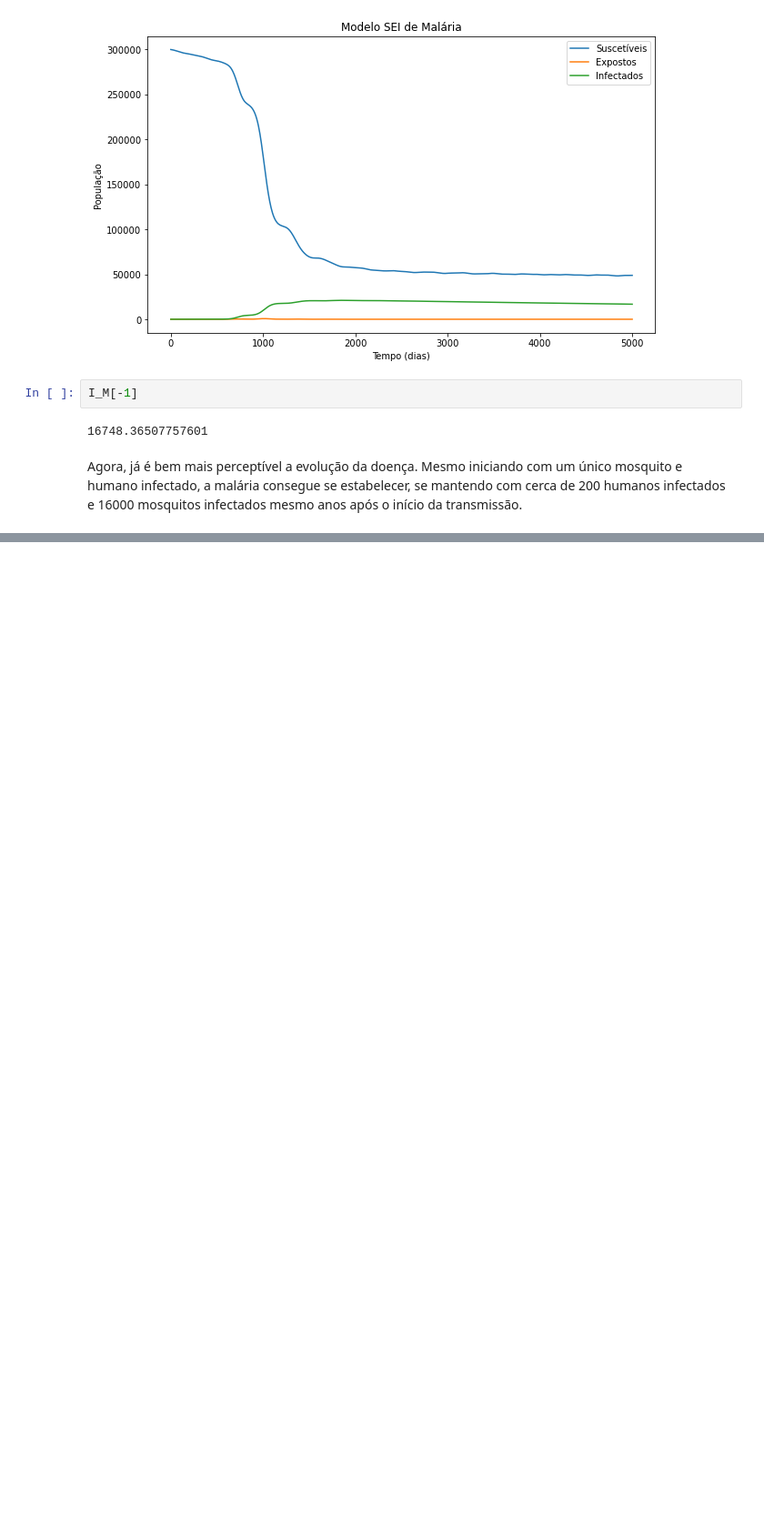
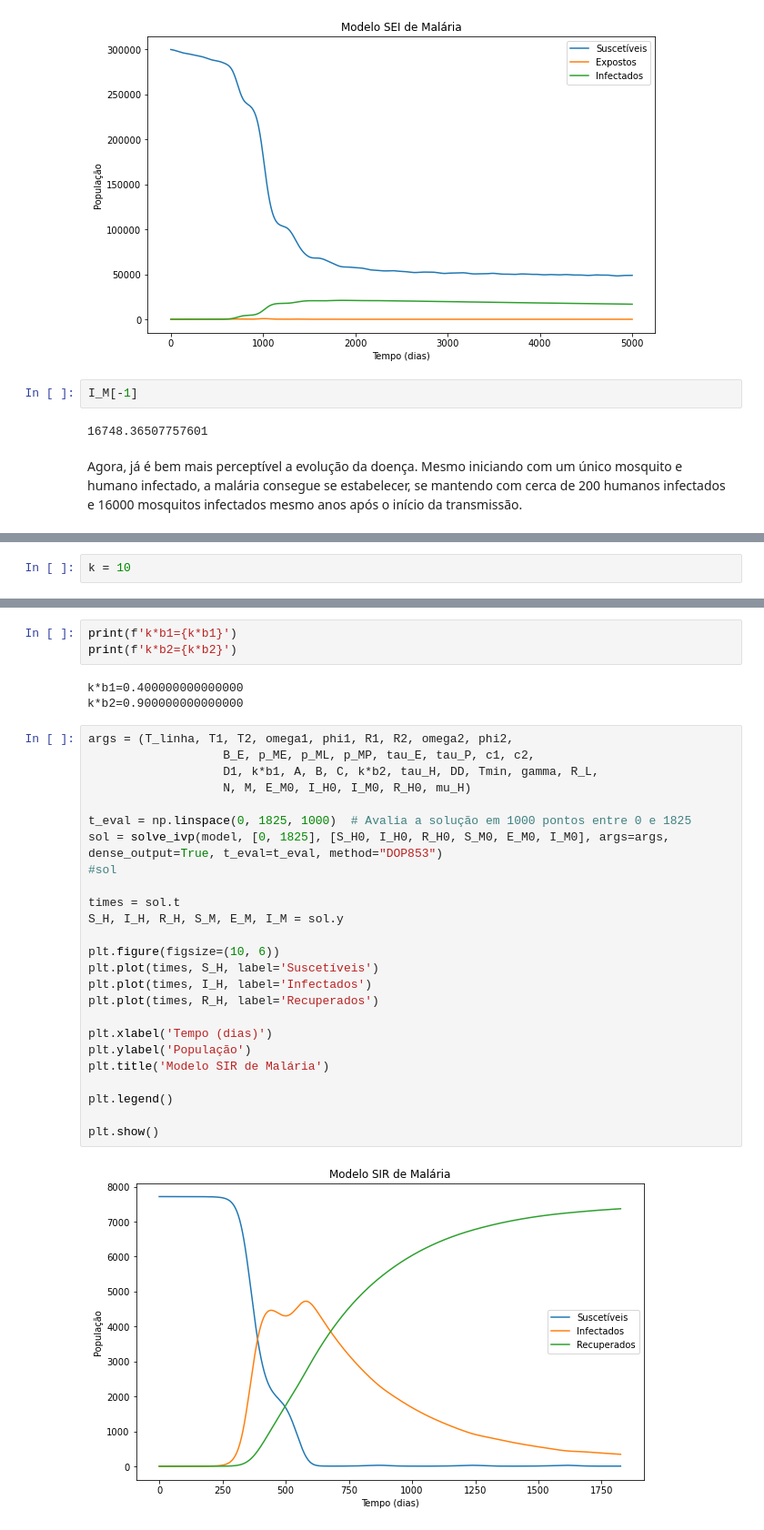
Before and after one commit to RaphaLevy/TCC, a Jupyter notebook: Modelagem_com_Dinamica_Pop/Modelagem_com_Entrada_Populacional.ipynb, the cells around one changed output, grey strips where cells are left out. Shown at 91% size. Saved outputs shown, nothing was run; the diff lists cells and outputs as text; blank space fills up the shorter version.

```diff
--- a/Modelagem_com_Dinamica_Pop/Modelagem_com_Entrada_Populacional.ipynb
+++ b/Modelagem_com_Dinamica_Pop/Modelagem_com_Entrada_Populacional.ipynb
@@ -963,0 +966,2 @@ Agora, já é bem mais perceptível a evolução da doença. Mesmo iniciando com
+# %%
+k = 10
@@ -963,0 +979,33 @@ Agora, já é bem mais perceptível a evolução da doença. Mesmo iniciando com
+# %%
+print(f'k*b1={k*b1}')
+print(f'k*b2={k*b2}')
+# %% [output]
+k*b1=0.400000000000000
+k*b2=0.900000000000000
+# %%
+args = (T_linha, T1, T2, omega1, phi1, R1, R2, omega2, phi2,
+                   B_E, p_ME, p_ML, p_MP, tau_E, tau_P, c1, c2,
+                   D1, k*b1, A, B, C, k*b2, tau_H, DD, Tmin, gamma, R_L,
+                   N, M, E_M0, I_H0, I_M0, R_H0, mu_H)
+
+t_eval = np.linspace(0, 1825, 1000)  # Avalia a solução em 1000 pontos entre 0 e 1825
+sol = solve_ivp(model, [0, 1825], [S_H0, I_H0, R_H0, S_M0, E_M0, I_M0], args=args, dense_output=True, t_eval=t_eval, method="DOP853")
+#sol
+
+times = sol.t
+S_H, I_H, R_H, S_M, E_M, I_M = sol.y
+
+plt.figure(figsize=(10, 6))
+plt.plot(times, S_H, label='Suscetíveis')
+plt.plot(times, I_H, label='Infectados')
+plt.plot(times, R_H, label='Recuperados')
+
+plt.xlabel('Tempo (dias)')
+plt.ylabel('População')
+plt.title('Modelo SIR de Malária')
+
+plt.legend()
+
+plt.show()
+# %% [output]
+[figure, added]
```
Also changed, not shown: parts of 23 cells of this notebook.
